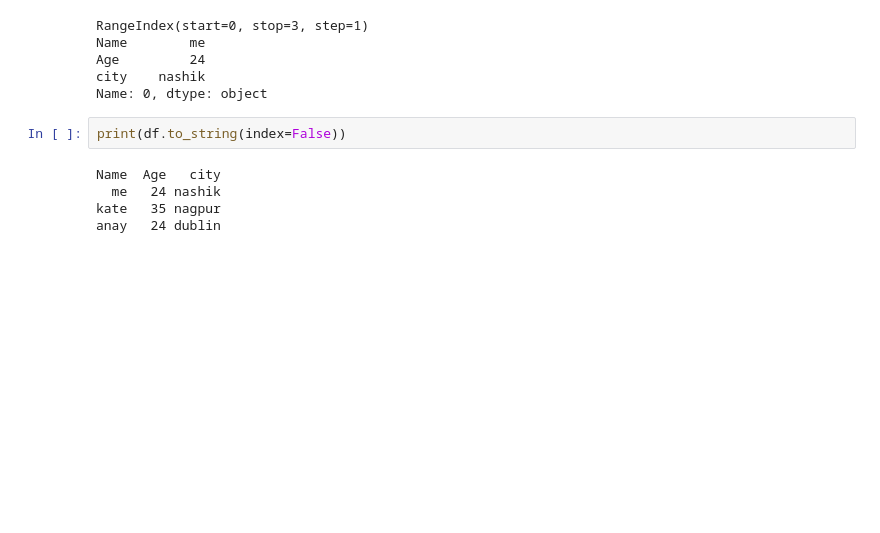
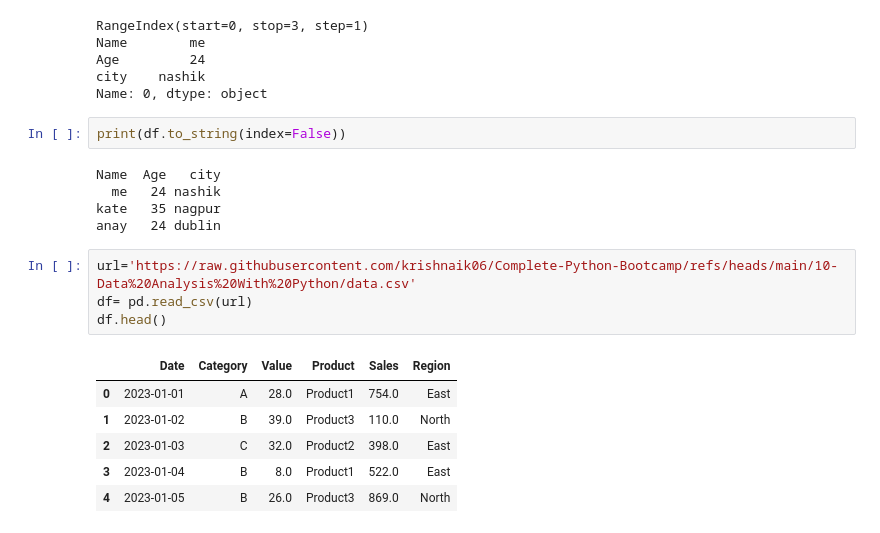
Before and after one commit to HrushhikeshMate/python-practice, a Jupyter notebook: 3_numpy.ipynb, the cells around one changed output. Saved outputs shown, nothing was run; the diff lists cells and outputs as text; blank space fills up the shorter version.

```diff
--- a/3_numpy.ipynb
+++ b/3_numpy.ipynb
@@ -109,3 +109,14 @@ Name  Age   city
   me   24 nashik
 kate   35 nagpur
 anay   24 dublin
+# %%
+url='https://raw.githubusercontent.com/krishnaik06/Complete-Python-Bootcamp/refs/heads/main/10-Data%20Analysis%20With%20Python/data.csv'
+df= pd.read_csv(url)
+df.head()
+# %% [output]
+|  | Date | Category | Value | Product | Sales | Region |
+| 0 | 2023-01-01 | A | 28.0 | Product1 | 754.0 | East |
+| 1 | 2023-01-02 | B | 39.0 | Product3 | 110.0 | North |
+| 2 | 2023-01-03 | C | 32.0 | Product2 | 398.0 | East |
+| 3 | 2023-01-04 | B | 8.0 | Product1 | 522.0 | East |
+| 4 | 2023-01-05 | B | 26.0 | Product3 | 869.0 | North |
```
Also changed, not shown: parts of 5 cells of this notebook.
